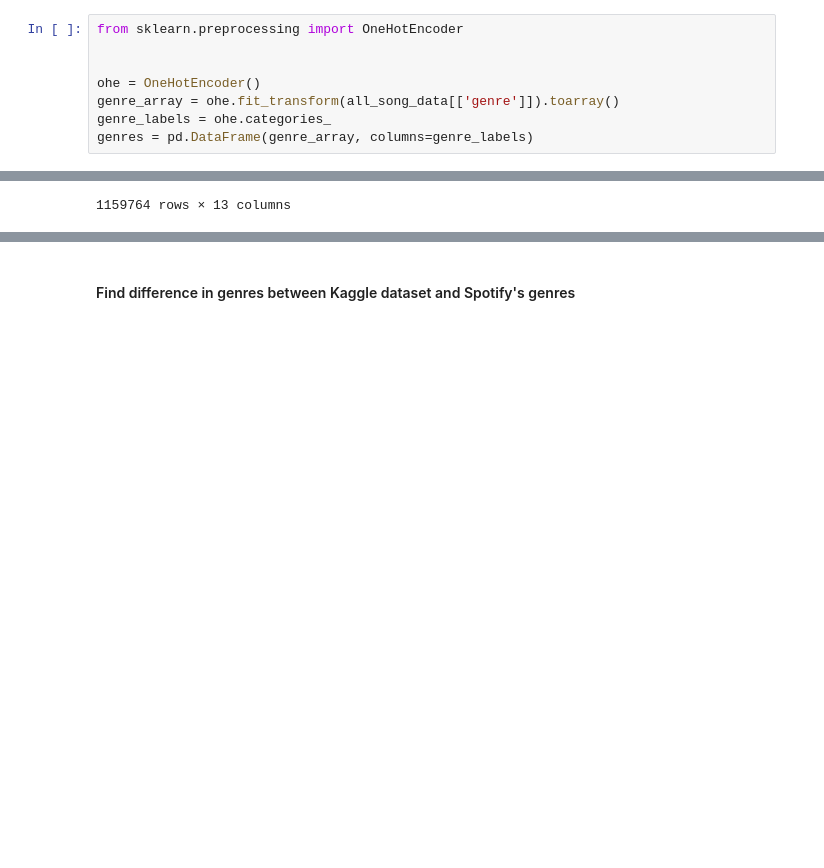
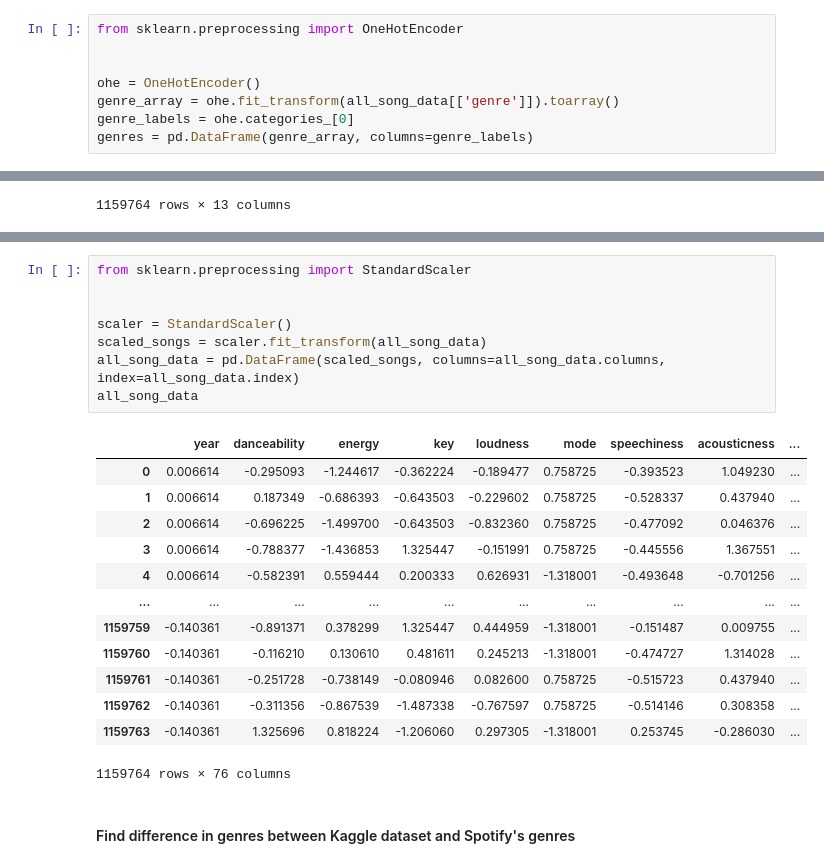
Before and after one commit to nesteajeff/Spotify-Recommender, a Jupyter notebook: main.ipynb, the cells around one changed output, grey strips where cells are left out. Drawn from its saved outputs; the diff is of its cells as text; blank space fills up the shorter version.

Commit message:
scale using StandardScaler

```diff
--- a/main.ipynb
+++ b/main.ipynb
@@ -239,7 +239,7 @@ from sklearn.preprocessing import OneHotEncoder
 
 ohe = OneHotEncoder()
 genre_array = ohe.fit_transform(all_song_data[['genre']]).toarray()
-genre_labels = ohe.categories_
+genre_labels = ohe.categories_[0]
 genres = pd.DataFrame(genre_array, columns=genre_labels)
 # %%
 # concatenate the original DataFrame to the One Hot Encoded genres
@@ -270,3 +275,25 @@ all_song_data.iloc[0:1159764, 0:13]
+# %%
+from sklearn.preprocessing import StandardScaler
+
+
+scaler = StandardScaler()
+scaled_songs = scaler.fit_transform(all_song_data)
+all_song_data = pd.DataFrame(scaled_songs, columns=all_song_data.columns, index=all_song_data.index)
+all_song_data
+# %% [output]
+|  | year | danceability | energy | key | loudness | mode | speechiness | acousticness | ... |
+| 0 | 0.006614 | -0.295093 | -1.244617 | -0.362224 | -0.189477 | 0.758725 | -0.393523 | 1.049230 | ... |
+| 1 | 0.006614 | 0.187349 | -0.686393 | -0.643503 | -0.229602 | 0.758725 | -0.528337 | 0.437940 | ... |
+| 2 | 0.006614 | -0.696225 | -1.499700 | -0.643503 | -0.832360 | 0.758725 | -0.477092 | 0.046376 | ... |
+| 3 | 0.006614 | -0.788377 | -1.436853 | 1.325447 | -0.151991 | 0.758725 | -0.445556 | 1.367551 | ... |
+| 4 | 0.006614 | -0.582391 | 0.559444 | 0.200333 | 0.626931 | -1.318001 | -0.493648 | -0.701256 | ... |
+| ... | ... | ... | ... | ... | ... | ... | ... | ... | ... |
+| 1159759 | -0.140361 | -0.891371 | 0.378299 | 1.325447 | 0.444959 | -1.318001 | -0.151487 | 0.009755 | ... |
+| 1159760 | -0.140361 | -0.116210 | 0.130610 | 0.481611 | 0.245213 | -1.318001 | -0.474727 | 1.314028 | ... |
+| 1159761 | -0.140361 | -0.251728 | -0.738149 | -0.080946 | 0.082600 | 0.758725 | -0.515723 | 0.437940 | ... |
+| 1159762 | -0.140361 | -0.311356 | -0.867539 | -1.487338 | -0.767597 | 0.758725 | -0.514146 | 0.308358 | ... |
+| 1159763 | -0.140361 | 1.325696 | 0.818224 | -1.206060 | 0.297305 | -1.318001 | 0.253745 | -0.286030 | ... |
+1159764 rows × 76 columns
 # %% [markdown]
 #### Find difference in genres between Kaggle dataset and Spotify's genres
 # %%
```
Also changed, not shown: parts of 1 cell of this notebook.
